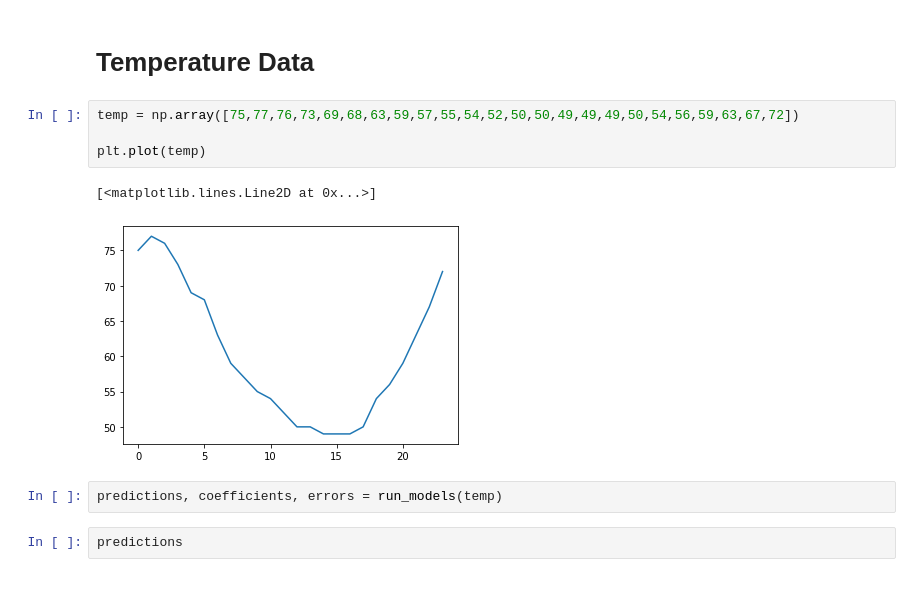
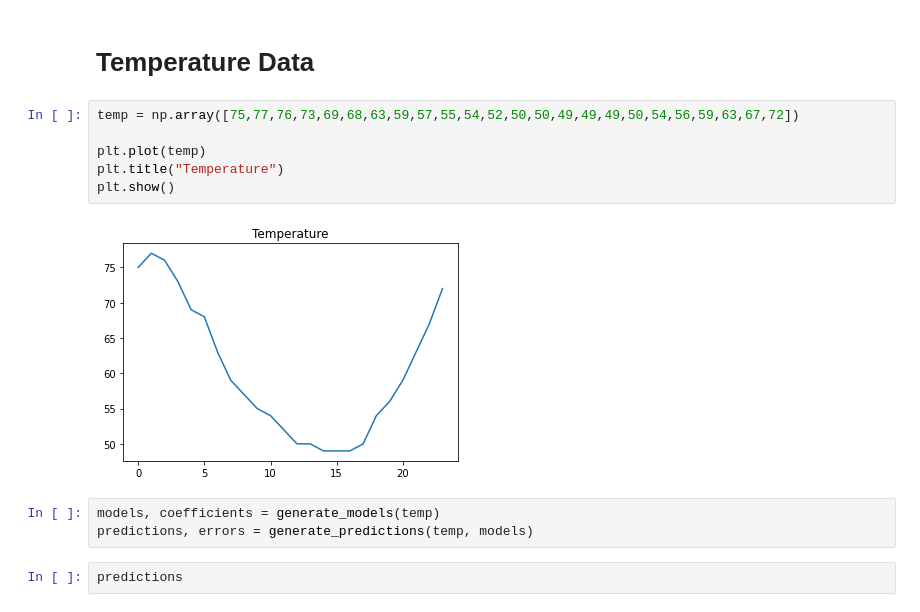
Before and after one commit to christianmontemayor/PatternRecognitionMontemayor, a Jupyter notebook: Exercise_4.3.ipynb, the cells around one changed output. Cells and saved outputs as stored; diff of their text form.

```diff
--- a/Exercise_4.3.ipynb
+++ b/Exercise_4.3.ipynb
@@ -33,12 +45,14 @@ def run_models(y):
 # %%
 temp = np.array([75,77,76,73,69,68,63,59,57,55,54,52,50,50,49,49,49,50,54,56,59,63,67,72])
 
 plt.plot(temp)
+plt.title("Temperature")
+plt.show()
 # %% [output]
-[<matplotlib.lines.Line2D at 0x...>]
-[figure, old version]
+[figure, new version]
-# %%
-predictions, coefficients, errors = run_models(temp)
+# %%
+models, coefficients = generate_models(temp)
+predictions, errors = generate_predictions(temp, models)
 # %%
 predictions
 # %% [output]
```
Also changed, not shown: parts of 18 cells of this notebook.
